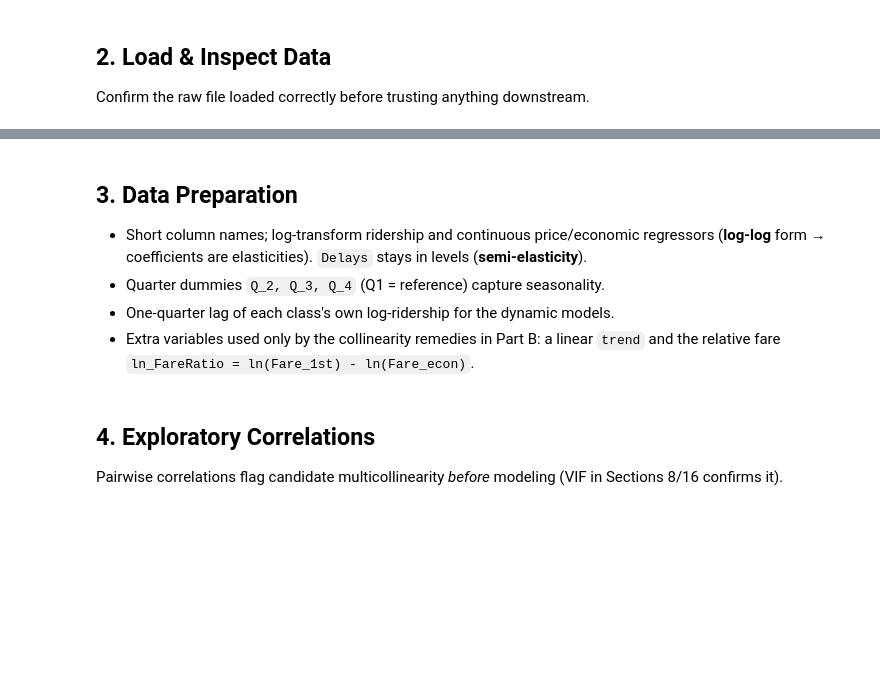
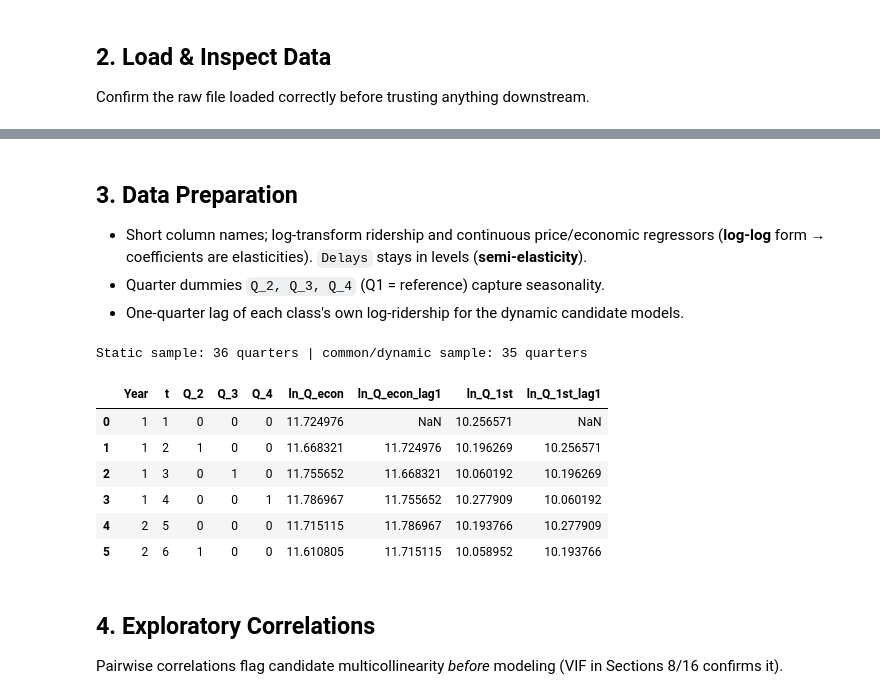
Before and after one commit to sankha-jay-stack/assignment-data, a Jupyter notebook: TransitRidershipDemandModel_Full.ipynb, the cells around one changed output, grey strips where cells are left out. Cells and saved outputs as stored; diff of their text form; code cells hidden in the pictures; blank space fills up the shorter version.

```diff
--- a/TransitRidershipDemandModel_Full.ipynb
+++ b/TransitRidershipDemandModel_Full.ipynb
@@ -45,47 +68,52 @@ display(raw.describe().T)
 - Short column names; log-transform ridership and continuous price/economic regressors
   (**log-log** form → coefficients are elasticities). `Delays` stays in levels (**semi-elasticity**).
 - Quarter dummies `Q_2, Q_3, Q_4` (Q1 = reference) capture seasonality.
-- One-quarter lag of each class's own log-ridership for the dynamic models.
-- Extra variables used only by the collinearity remedies in Part B: a linear `trend` and the
-  relative fare `ln_FareRatio = ln(Fare_1st) - ln(Fare_econ)`.
+- One-quarter lag of each class's own log-ridership for the dynamic candidate models.
 # %%
 df = raw.sort_values(["Year", "Quarter"]).reset_index(drop=True)
 df["t"] = range(1, len(df) + 1)
-df["trend"] = df["t"]
 
 df = df.rename(columns={
     "Total Number of Passengers: Economy Class": "Q_econ",
     "Total Number of Passengers: 1st Class": "Q_1st",
     "Avg Fare Per KM of Economyclass": "Fare_econ",
     "Avg Fare Per KM of 1st class": "Fare_1st",
     "On Time Performances: Number of Times Schedule Delays happened": "Delays",
     "Total Employment in the Region along the Corridor": "Employment",
     "Avg Gas Price along the Corridor": "GasPrice",
     "Avg Air Fare Per KM along the Corridor": "AirFare",
 })
 for col in ["Q_econ", "Q_1st", "Fare_econ", "Fare_1st", "Employment", "GasPrice", "AirFare"]:
     df[f"ln_{col}"] = np.log(df[col])
-df["ln_FareRatio"] = df["ln_Fare_1st"] - df["ln_Fare_econ"]
 
 df["Quarter"] = df["Quarter"].astype(int)
 df = pd.get_dummies(df, columns=["Quarter"], prefix="Q", drop_first=True)
 for c in ["Q_2", "Q_3", "Q_4"]:
     df[c] = df[c].astype(int)
 
 df["ln_Q_econ_lag1"] = df["ln_Q_econ"].shift(1)
 df["ln_Q_1st_lag1"] = df["ln_Q_1st"].shift(1)
 df_dyn = df.dropna(subset=["ln_Q_econ_lag1", "ln_Q_1st_lag1"]).copy()
 
 SEAS = ["Q_2", "Q_3", "Q_4"]
 BASE_COLS = ["ln_Fare_econ", "ln_Fare_1st", "ln_AirFare", "ln_GasPrice", "ln_Employment", "Delays"]
 
 CLASSES = {
     "Economy":   dict(dep="ln_Q_econ", lag="ln_Q_econ_lag1", own="ln_Fare_econ", cross="ln_Fare_1st"),
     "1st Class": dict(dep="ln_Q_1st",  lag="ln_Q_1st_lag1",  own="ln_Fare_1st",  cross="ln_Fare_econ"),
 }
 
 print(f"Static sample: {len(df)} quarters | common/dynamic sample: {len(df_dyn)} quarters")
 display(df[["Year", "t", "Q_2", "Q_3", "Q_4", "ln_Q_econ", "ln_Q_econ_lag1", "ln_Q_1st", "ln_Q_1st_lag1"]].head(6))
+# %% [output]
+Static sample: 36 quarters | common/dynamic sample: 35 quarters
+|  | Year | t | Q_2 | Q_3 | Q_4 | ln_Q_econ | ln_Q_econ_lag1 | ln_Q_1st | ln_Q_1st_lag1 |
+| 0 | 1 | 1 | 0 | 0 | 0 | 11.724976 | NaN | 10.256571 | NaN |
+| 1 | 1 | 2 | 1 | 0 | 0 | 11.668321 | 11.724976 | 10.196269 | 10.256571 |
+| 2 | 1 | 3 | 0 | 1 | 0 | 11.755652 | 11.668321 | 10.060192 | 10.196269 |
+| 3 | 1 | 4 | 0 | 0 | 1 | 11.786967 | 11.755652 | 10.277909 | 10.060192 |
+| 4 | 2 | 5 | 0 | 0 | 0 | 11.715115 | 11.786967 | 10.193766 | 10.277909 |
+| 5 | 2 | 6 | 1 | 0 | 0 | 11.610805 | 11.715115 | 10.058952 | 10.193766 |
 # %%
 # ---- shared helpers used by every later section ----
 def fit(cls, cols, data, lagged=False):
```
Also changed, not shown: parts of 64 cells of this notebook, 2 other files.
